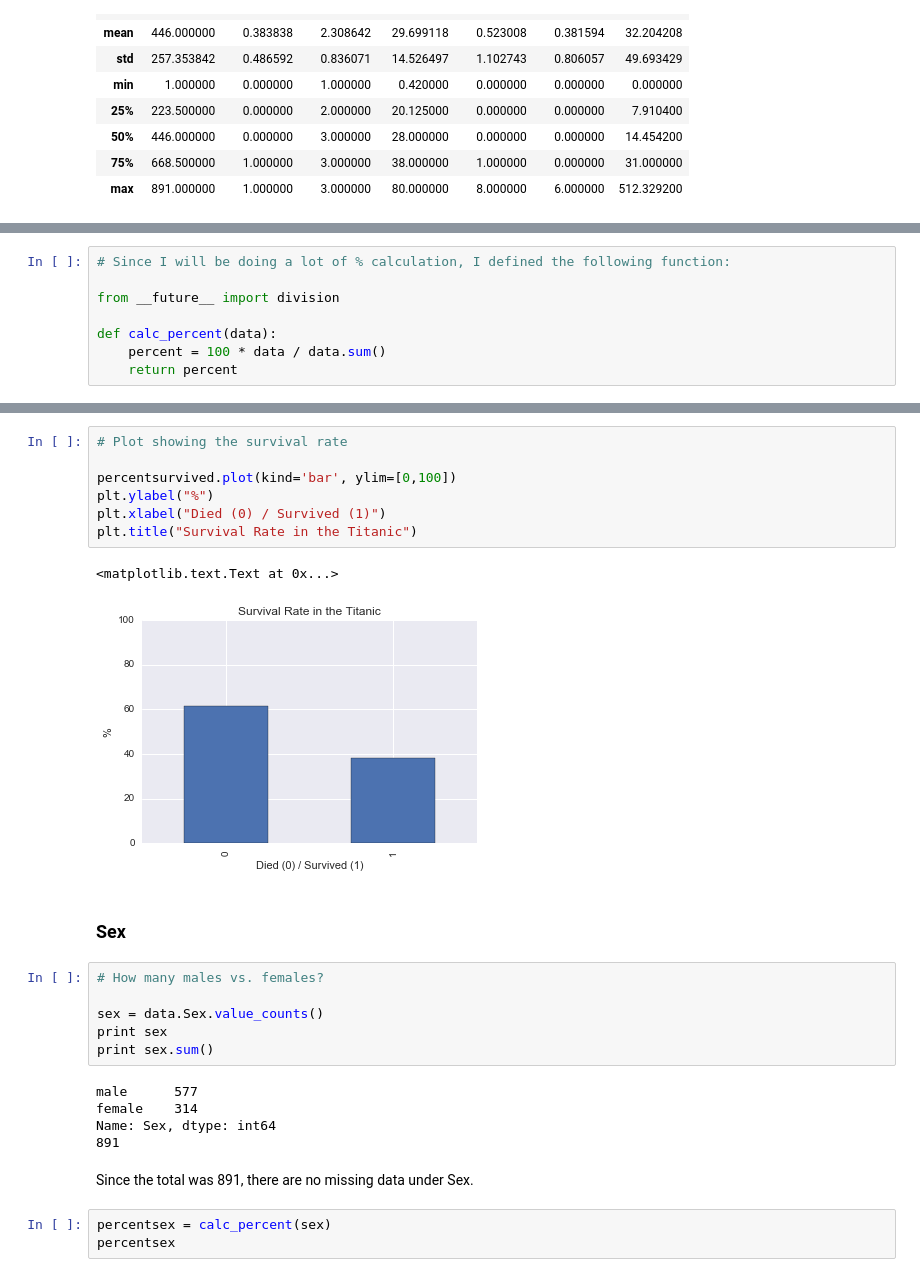
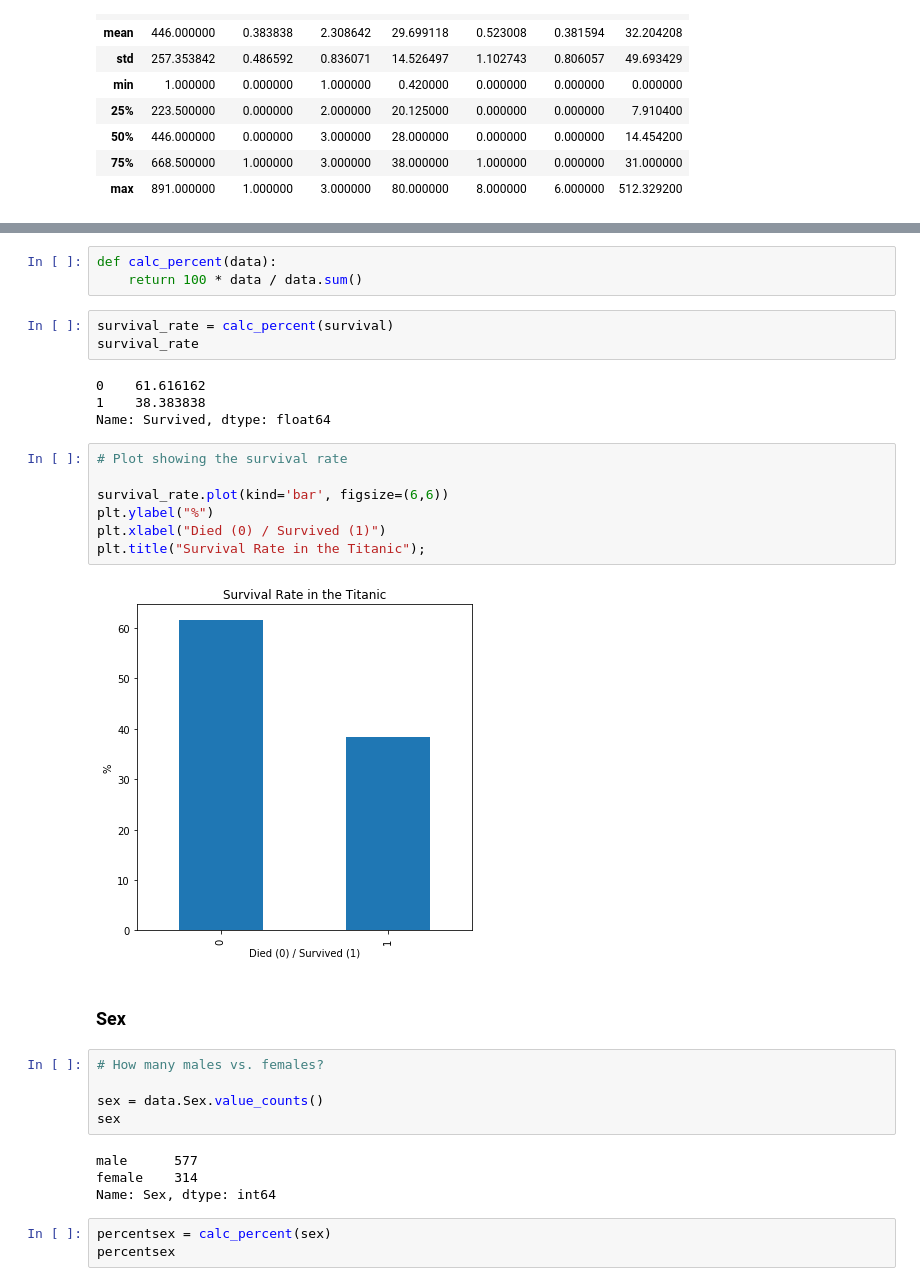
Before and after one commit to mudspringhiker/investigation_of_dataset_pandas, a Jupyter notebook: investigation_of_dataset_using_pandas.ipynb, the cells around one changed output, grey strips where cells are left out. Cells and saved outputs as stored; diff of their text form.

```diff
--- a/investigation_of_dataset_using_pandas.ipynb
+++ b/investigation_of_dataset_using_pandas.ipynb
@@ -79,8 +60,0 @@ Name: Survived, dtype: int64
-# %%
-# Since I will be doing a lot of % calculation, I defined the following function:
-
-from __future__ import division
-
-def calc_percent(data):
-    percent = 100 * data / data.sum()
-    return percent
@@ -98,28 +72,33 @@ It looks like the mean of "Survived" (from data.describe( ) done above) is the f
+# %%
+def calc_percent(data):
+    return 100 * data / data.sum()
+# %%
+survival_rate = calc_percent(survival)
+survival_rate
+# %% [output]
+0    61.616162
+1    38.383838
+Name: Survived, dtype: float64
 # %%
 # Plot showing the survival rate
 
-percentsurvived.plot(kind='bar', ylim=[0,100])
+survival_rate.plot(kind='bar', figsize=(6,6))
 plt.ylabel("%")
 plt.xlabel("Died (0) / Survived (1)")
-plt.title("Survival Rate in the Titanic")
+plt.title("Survival Rate in the Titanic");
 # %% [output]
-<matplotlib.text.Text at 0x...>
-[figure, old version]
+[figure, new version]
 # %% [markdown]
 ### Sex
 # %%
 # How many males vs. females?
 
 sex = data.Sex.value_counts()
-print sex
-print sex.sum()
+sex
 # %% [output]
 male      577
 female    314
 Name: Sex, dtype: int64
-891
-# %% [markdown]
-Since the total was 891, there are no missing data under Sex.
 # %%
 percentsex = calc_percent(sex)
 percentsex
```
Also changed, not shown: parts of 32 cells of this notebook.
